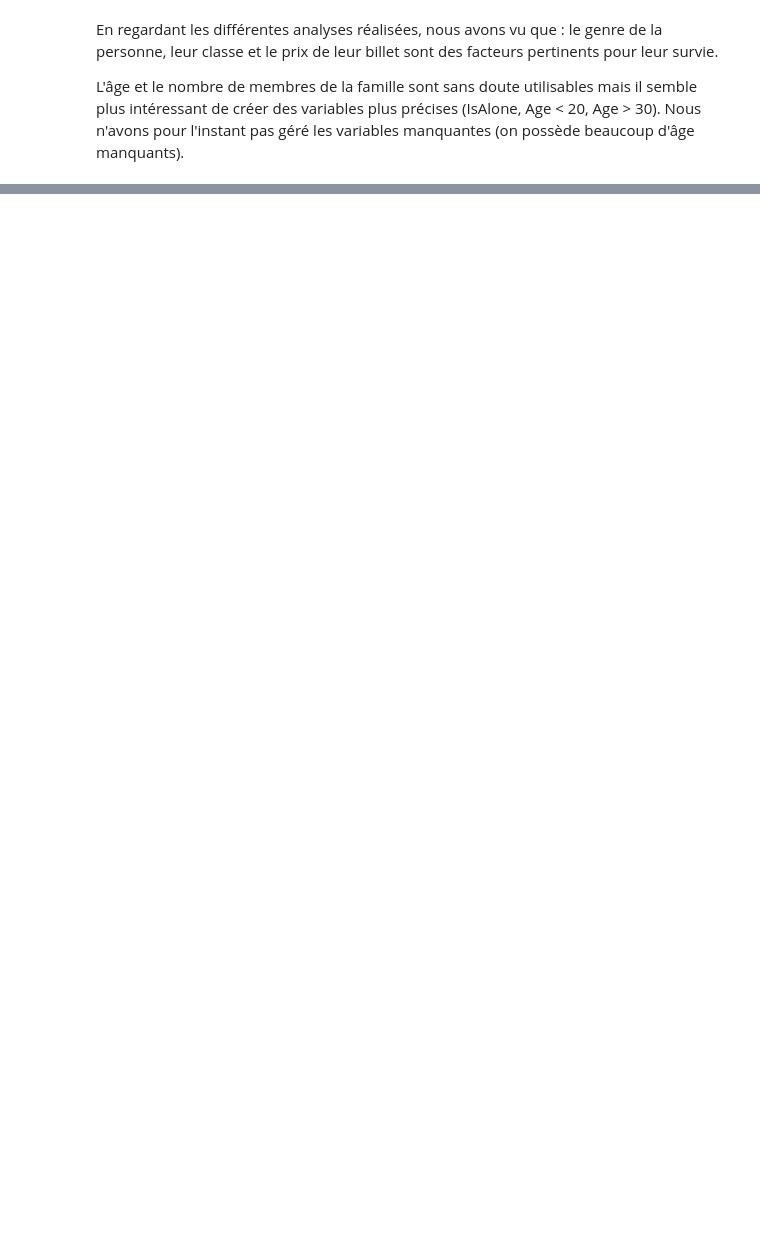
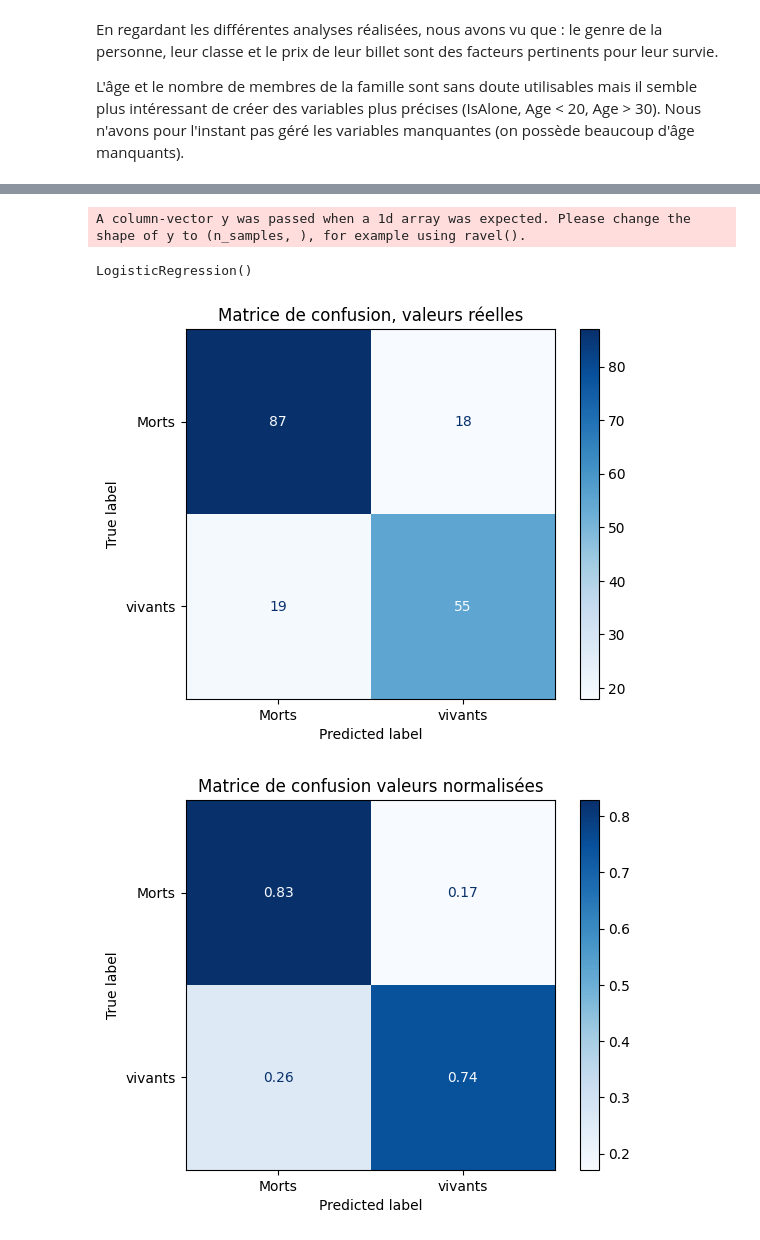
Before and after one commit to citrontruc/Exercice1Titanic, a Jupyter notebook: Correction_exercice_1_titanic.ipynb, the cells around one changed output, grey strips where cells are left out. Cells and saved outputs as stored; diff of their text form; code cells hidden in the pictures; blank space fills up the shorter version.

```diff
--- a/Correction_exercice_1_titanic.ipynb
+++ b/Correction_exercice_1_titanic.ipynb
@@ -470,0 +653,41 @@ L'âge et le nombre de membres de la famille sont sans doute utilisables mais il
+# %%
+# Question 6)
+# Pour les régression logistiques, on doit normaliser les colonnes avec moyenne et écart type.
+np.random.seed(42)
+titanic_train_six = titanic_train_dummies
+for my_col in titanic_train_six.columns:
+    if my_col != "Survived":
+        titanic_train_six[my_col] = (titanic_train_six[my_col] - titanic_train_six[my_col].mean()) / titanic_train_six[my_col].std()
+X_train, X_test, y_train, y_test = train_test_split(titanic_train_six[[my_col for my_col in titanic_train_six.columns if my_col != "Survived"]], titanic_train_six[["Survived"]], test_size=0.2)
+
+logistic_reg = LogisticRegression()
+logistic_reg.fit(X_train, y_train)
+# %% [output]
+A column-vector y was passed when a 1d array was expected. Please change the shape of y to (n_samples, ), for example using ravel().
+LogisticRegression()
+# %%
+# On fait nos prédictions et on les stocke dans notre confusion_matrix
+y_pred = logistic_reg.predict(X_test)
+conf_matrix = confusion_matrix(y_test, y_pred)
+
+# Afin de visualiser les résultats, on trace notre matrice de consfusion.
+
+titles_options = [
+    ("Matrice de confusion, valeurs réelles", None),
+    ("Matrice de confusion valeurs normalisées", "true"),
+]
+for title, normalize in titles_options:
+    disp = ConfusionMatrixDisplay.from_estimator(
+        logistic_reg,
+        X_test,
+        y_test,
+        display_labels=["Morts", "vivants"],
+        cmap=plt.cm.Blues,
+        normalize=normalize,
+    )
+    disp.ax_.set_title(title)
+
+plt.show()
+# %% [output]
+[figure, added]
+[figure, added]
```
Also changed, not shown: parts of 23 cells of this notebook.
